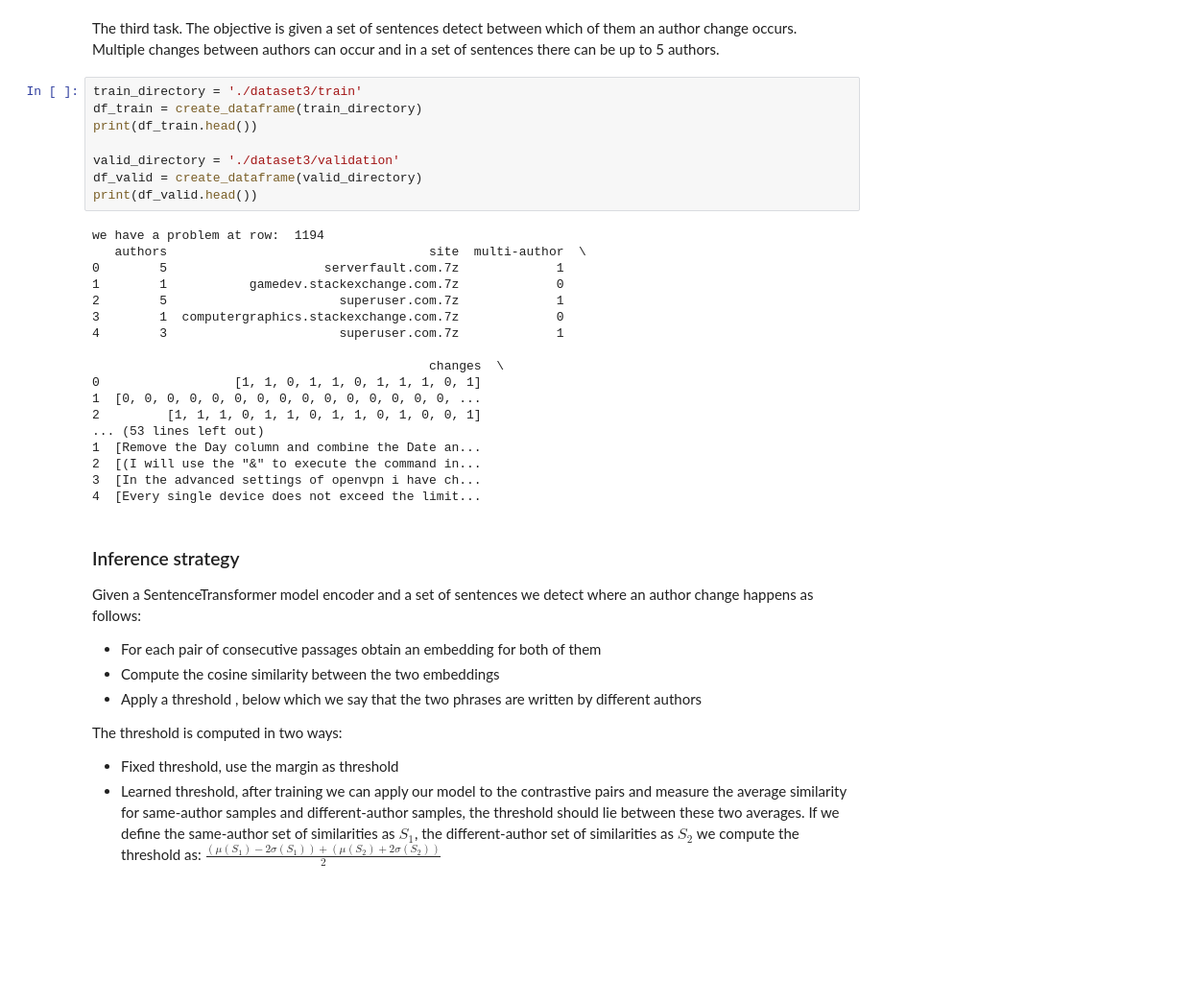
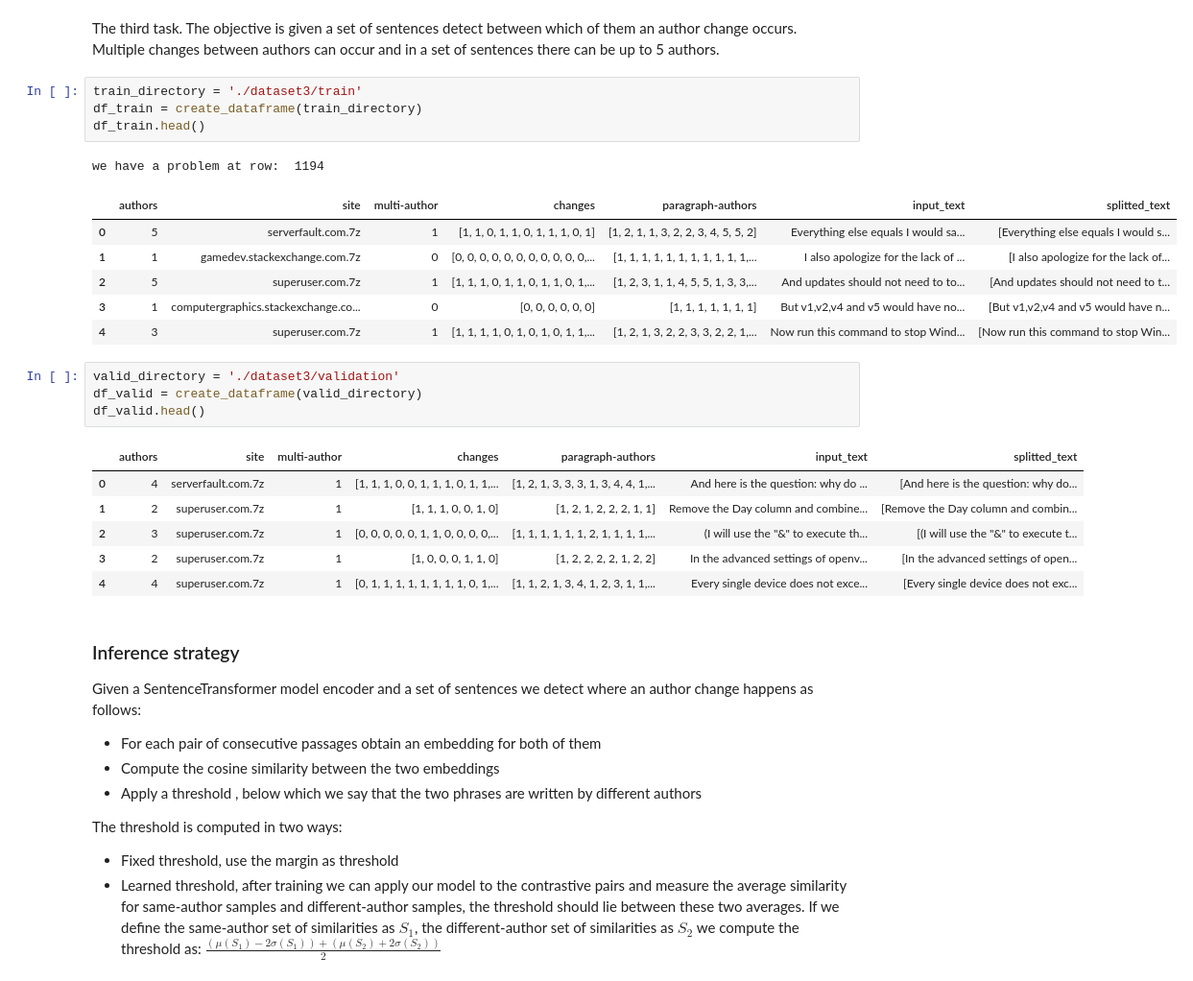
Before and after one commit to IldebrandoSimeoni/NLP-UniBo, a Jupyter notebook: Project/2nd_approach/NLP_Project_2ndApproach.ipynb, the cells around one changed output. Shown at 96% size. Cells and saved outputs as stored; diff of their text form; blank space fills up the shorter version.

```diff
--- a/Project/2nd_approach/NLP_Project_2ndApproach.ipynb
+++ b/Project/2nd_approach/NLP_Project_2ndApproach.ipynb
@@ -1037,29 +1051,26 @@ Multiple changes between authors can occur and in a set of sentences there can b
 # %%
 train_directory = './dataset3/train'
 df_train = create_dataframe(train_directory)
-print(df_train.head())
-
-valid_directory = './dataset3/validation'
-df_valid = create_dataframe(valid_directory)
-print(df_valid.head())
+df_train.head()
 # %% [output]
 we have a problem at row:  1194
-   authors                                   site  multi-author  \
-0        5                     serverfault.com.7z             1
-1        1           gamedev.stackexchange.com.7z             0
-2        5                       superuser.com.7z             1
-3        1  computergraphics.stackexchange.com.7z             0
-4        3                       superuser.com.7z             1
-
-                                             changes  \
-0                  [1, 1, 0, 1, 1, 0, 1, 1, 1, 0, 1]
-1  [0, 0, 0, 0, 0, 0, 0, 0, 0, 0, 0, 0, 0, 0, 0, ...
-2         [1, 1, 1, 0, 1, 1, 0, 1, 1, 0, 1, 0, 0, 1]
-... (53 lines left out)
-1  [Remove the Day column and combine the Date an...
-2  [(I will use the "&" to execute the command in...
-3  [In the advanced settings of openvpn i have ch...
-4  [Every single device does not exceed the limit...
+|  | authors | site | multi-author | changes | paragraph-authors | input_text | splitted_text |
+| 0 | 5 | serverfault.com.7z | 1 | [1, 1, 0, 1, 1, 0, 1, 1, 1, 0, 1] | [1, 2, 1, 1, 3, 2, 2, 3, 4, 5, 5, 2] | Everything else equals I would sa... | [Everything else equals I would s... |
+| 1 | 1 | gamedev.stackexchange.com.7z | 0 | [0, 0, 0, 0, 0, 0, 0, 0, 0, 0, 0,... | [1, 1, 1, 1, 1, 1, 1, 1, 1, 1, 1,... | I also apologize for the lack of ... | [I also apologize for the lack of... |
+| 2 | 5 | superuser.com.7z | 1 | [1, 1, 1, 0, 1, 1, 0, 1, 1, 0, 1,... | [1, 2, 3, 1, 1, 4, 5, 5, 1, 3, 3,... | And updates should not need to to... | [And updates should not need to t... |
+| 3 | 1 | computergraphics.stackexchange.co... | 0 | [0, 0, 0, 0, 0, 0] | [1, 1, 1, 1, 1, 1, 1] | But v1,v2,v4 and v5 would have no... | [But v1,v2,v4 and v5 would have n... |
+| 4 | 3 | superuser.com.7z | 1 | [1, 1, 1, 1, 0, 1, 0, 1, 0, 1, 1,... | [1, 2, 1, 3, 2, 2, 3, 3, 2, 2, 1,... | Now run this command to stop Wind... | [Now run this command to stop Win... |
+# %%
+valid_directory = './dataset3/validation'
+df_valid = create_dataframe(valid_directory)
+df_valid.head()
+# %% [output]
+|  | authors | site | multi-author | changes | paragraph-authors | input_text | splitted_text |
+| 0 | 4 | serverfault.com.7z | 1 | [1, 1, 1, 0, 0, 1, 1, 1, 0, 1, 1,... | [1, 2, 1, 3, 3, 3, 1, 3, 4, 4, 1,... | And here is the question: why do ... | [And here is the question: why do... |
+| 1 | 2 | superuser.com.7z | 1 | [1, 1, 1, 0, 0, 1, 0] | [1, 2, 1, 2, 2, 2, 1, 1] | Remove the Day column and combine... | [Remove the Day column and combin... |
+| 2 | 3 | superuser.com.7z | 1 | [0, 0, 0, 0, 0, 1, 1, 0, 0, 0, 0,... | [1, 1, 1, 1, 1, 1, 2, 1, 1, 1, 1,... | (I will use the "&" to execute th... | [(I will use the "&" to execute t... |
+| 3 | 2 | superuser.com.7z | 1 | [1, 0, 0, 0, 1, 1, 0] | [1, 2, 2, 2, 2, 1, 2, 2] | In the advanced settings of openv... | [In the advanced settings of open... |
+| 4 | 4 | superuser.com.7z | 1 | [0, 1, 1, 1, 1, 1, 1, 1, 1, 0, 1,... | [1, 1, 2, 1, 3, 4, 1, 2, 3, 1, 1,... | Every single device does not exce... | [Every single device does not exc... |
 # %% [markdown]
 ### Inference strategy
 Given a SentenceTransformer model encoder and a set of sentences we detect where an author change happens as follows:
```
Also changed, not shown: parts of 5 cells of this notebook.
